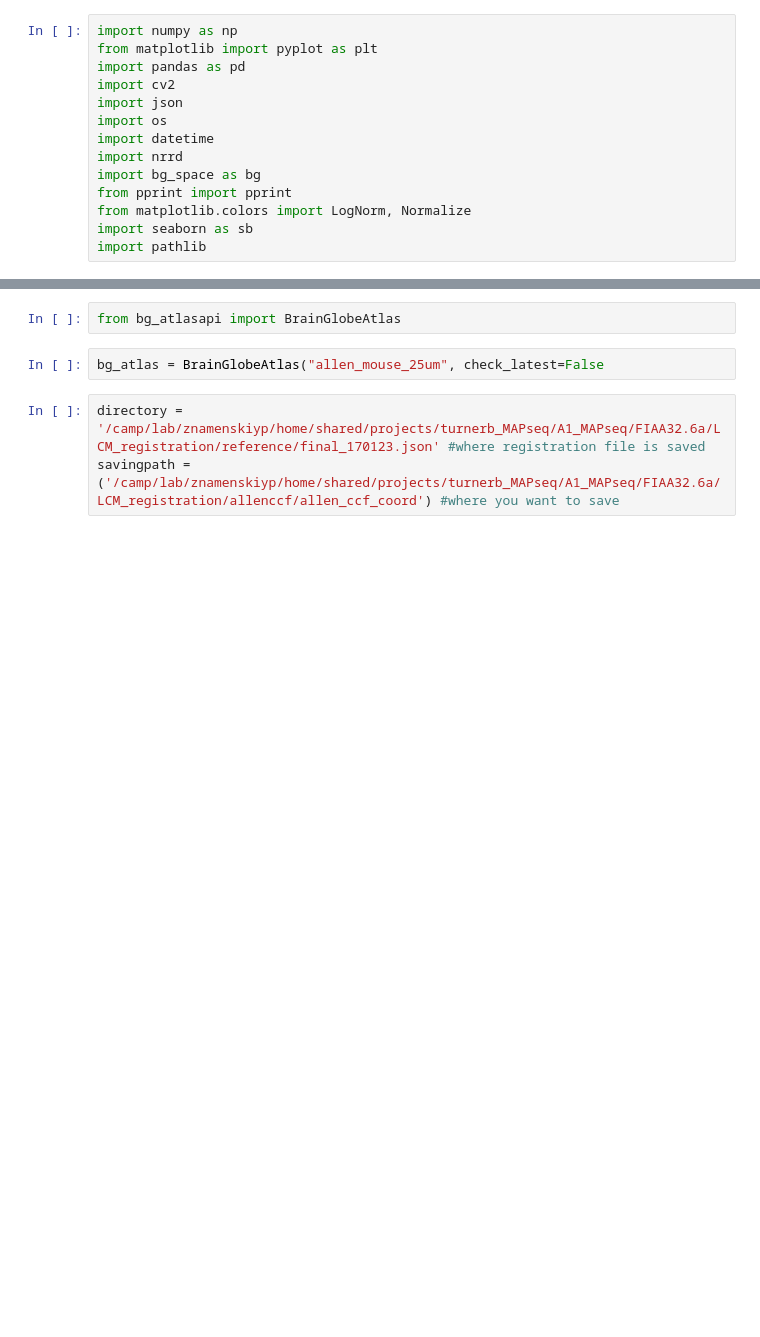
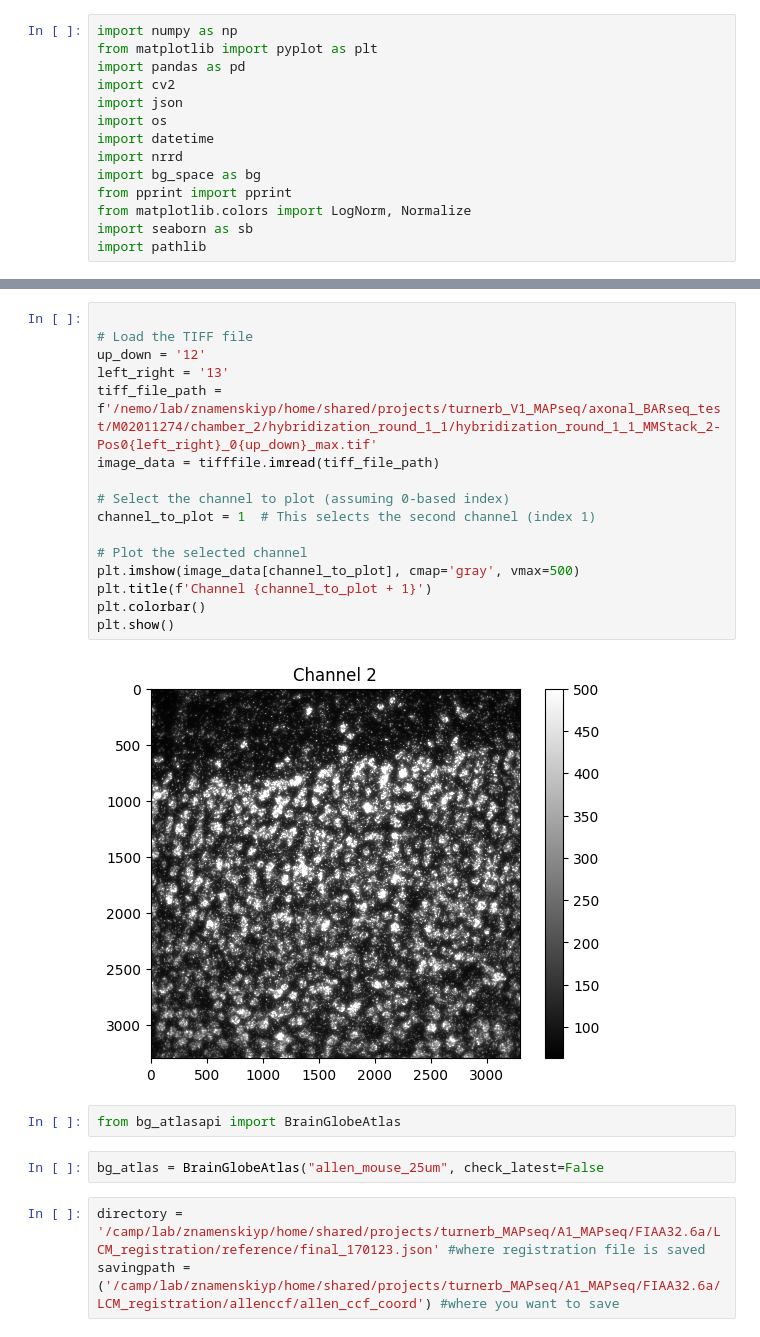
Before and after one commit to znamlab/MAPseq_processing, a Jupyter notebook: LCM_registration/updated_reg.ipynb, the cells around one changed output, grey strips where cells are left out. Saved outputs shown, nothing was run; the diff lists cells and outputs as text; blank space fills up the shorter version.

```diff
--- a/LCM_registration/updated_reg.ipynb
+++ b/LCM_registration/updated_reg.ipynb
@@ -15,3 +20,21 @@ import pathlib
+# %%
+
+# Load the TIFF file
+up_down = '12'
+left_right = '13'
+tiff_file_path = f'/nemo/lab/znamenskiyp/home/shared/projects/turnerb_V1_MAPseq/axonal_BARseq_test/M02011274/chamber_2/hybridization_round_1_1/hybridization_round_1_1_MMStack_2-Pos0{left_right}_0{up_down}_max.tif'
+image_data = tifffile.imread(tiff_file_path)
+
+# Select the channel to plot (assuming 0-based index)
+channel_to_plot = 1  # This selects the second channel (index 1)
+
+# Plot the selected channel
+plt.imshow(image_data[channel_to_plot], cmap='gray', vmax=500)
+plt.title(f'Channel {channel_to_plot + 1}')
+plt.colorbar()
+plt.show()
+# %% [output]
+[figure, added]
 # %%
 from bg_atlasapi import BrainGlobeAtlas
 # %%
```
Also changed, not shown: parts of 5 cells of this notebook, 13 other files.
